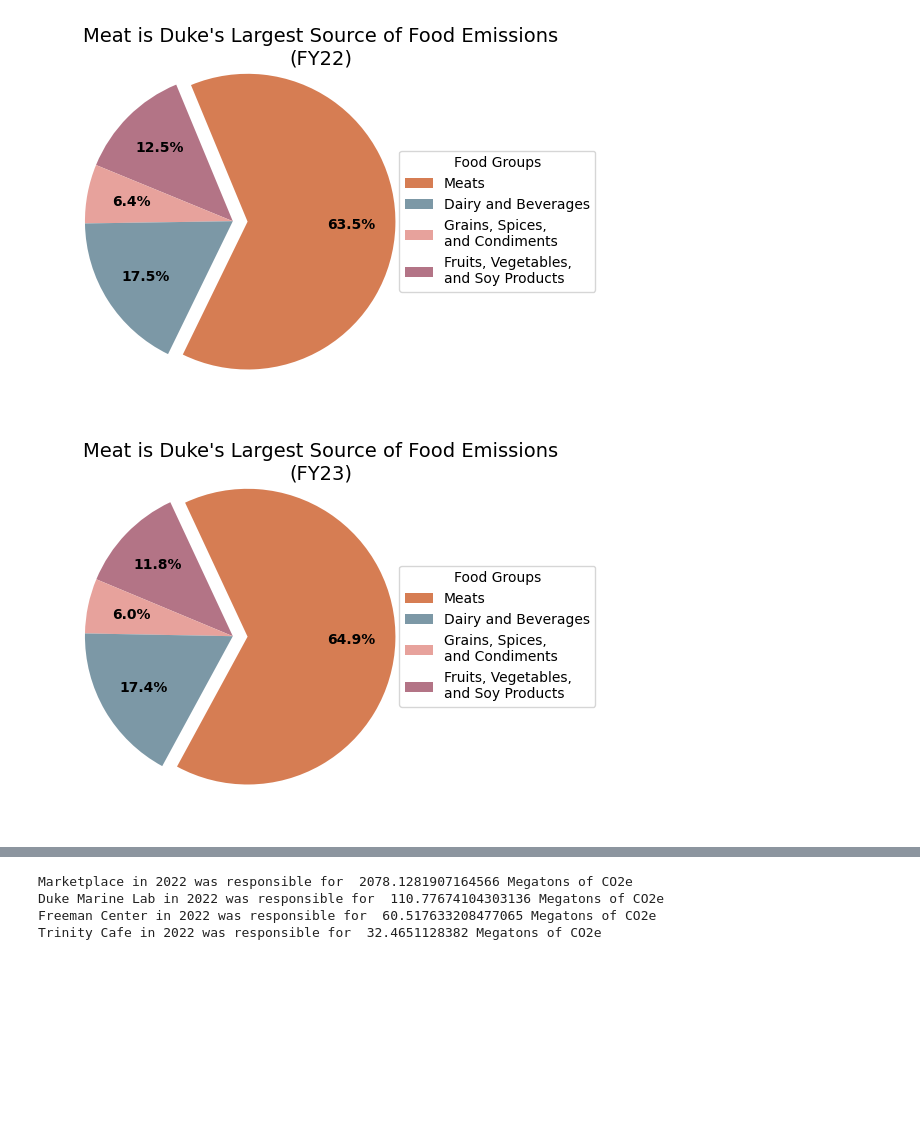
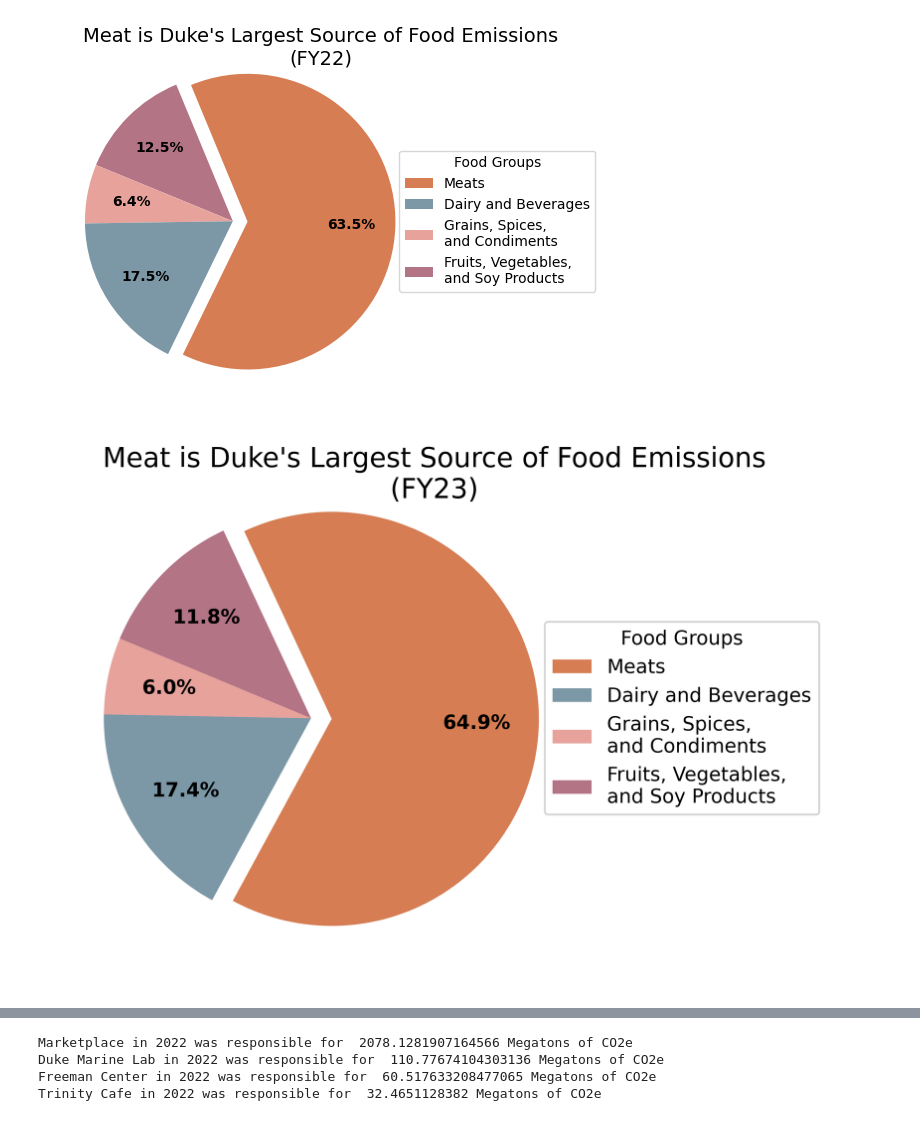
Before and after one commit to ethansong206/Climate-Plus-Project, a Jupyter notebook: DataCleaning.ipynb, the cells around one changed output, grey strips where cells are left out. Saved outputs shown, nothing was run; the diff lists cells and outputs as text; code cells hidden in the pictures; blank space fills up the shorter version.

```diff
--- a/DataCleaning.ipynb
+++ b/DataCleaning.ipynb
@@ -986,24 +986,25 @@ plt.show()
 # %%
 #@title Food Emissions Breakdown (Meat) fy23
 pcts = [pc_fvs23, pc_gsc23, pc_db23, pc_meat23]
 labels = ['Fruits, Vegetables, \nand Soy Products', 'Grains, Spices, \nand Condiments', 'Dairy and Beverages', 'Meats']
 
 plt.pie(pcts,
         explode=[0, 0, 0, 0.1],
         pctdistance = .7,
         labeldistance = 1.3,
         autopct=lambda x: f'{x:.1f}%',
         textprops={"size": 10, "weight": 'bold'},
         radius = 1,
         colors = ["#b37486", "#e7a29c", "#7c98a6", "#d67d53"],
         startangle = 115
         )
 plt.suptitle('Meat is Duke\'s Largest Source of Food Emissions\n(FY23)',
              x = .65, y = .9, fontsize = 14, ha = 'center')
 plt.legend(labels, loc="center right", bbox_to_anchor=(1.5, 0.5), title="Food Groups", reverse = True)
 
+plt.rcParams['figure.dpi'] = 600
 plt.show()
 # %% [output]
-[figure, old version]
+[figure, new version]
 # %%
 #@title Visualize Total Food Emissions
```
Also changed, not shown: parts of 1 cell of this notebook.
